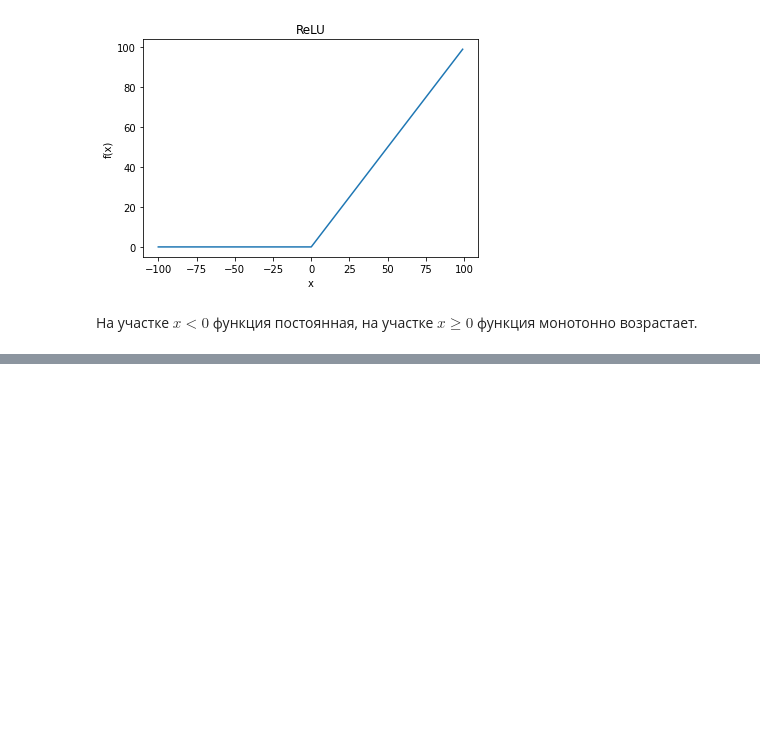
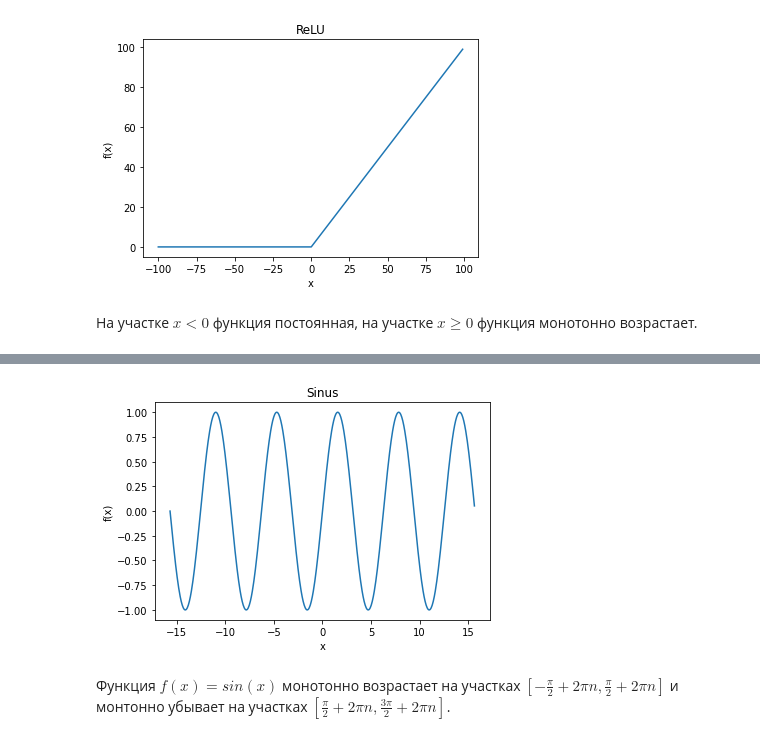
Before and after one commit to alexmal2804/hwds, a Jupyter notebook: Копия_блокнота_"HW_8_lesson_ipynb".ipynb, the cells around one changed output, grey strips where cells are left out. Drawn from its saved outputs; the diff is of its cells as text; code cells hidden in the pictures; blank space fills up the shorter version.

```diff
--- a/Копия_блокнота_"HW_8_lesson_ipynb".ipynb
+++ b/Копия_блокнота_"HW_8_lesson_ipynb".ipynb
@@ -521,0 +563,18 @@ $f^{'}(x)=\ln^{'} \left(1+e^{x}\right) = $
+# %%
+def f(x):
+  s  = np.zeros(len(x), dtype = float)
+  for i in range(len(x)):
+    s[i] = m.sin(x[i])
+  return s
+
+
+a = np.arange(-5*m.pi, 5*m.pi, m.pi/60)
+plt.plot(a, f(a))
+plt.title('Sinus')
+plt.xlabel('x')
+plt.ylabel('f(x)')
+plt.show()
+# %% [output]
+[figure, added]
+# %% [markdown]
+Функция $f(x) = sin(x)$ монотонно возрастает на участках $[-\frac{\pi}{2} + 2 \pi n, \frac{\pi}{2} + 2 \pi n]$ и монтонно убывает на участках $[\frac{\pi}{2} + 2 \pi n, \frac{3\pi}{2} + 2 \pi n]$.
```
Also changed, not shown: parts of 6 cells of this notebook.
